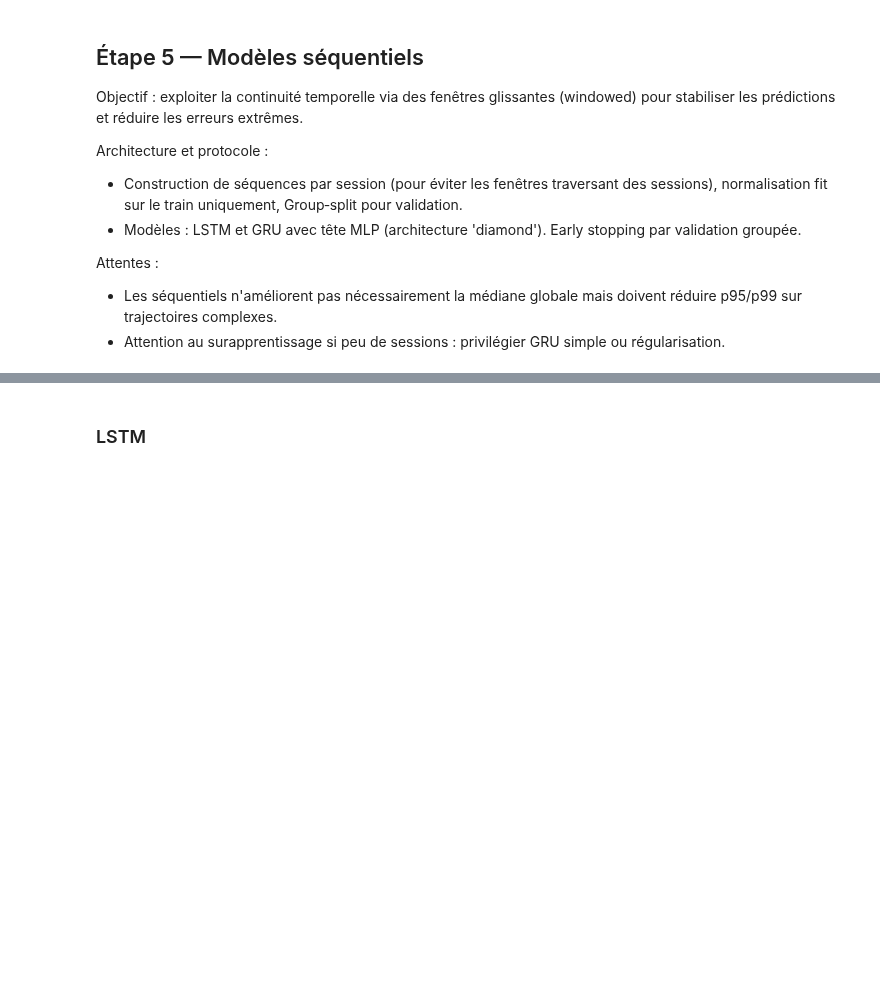
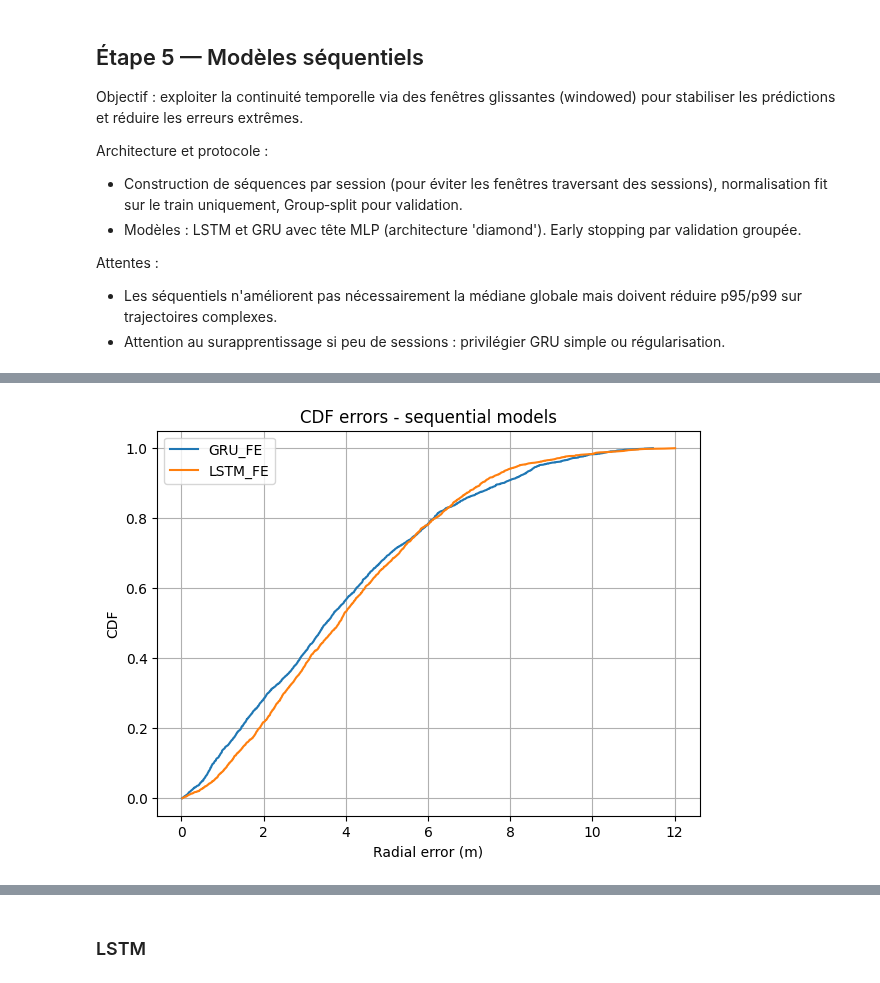
Before and after one commit to FlavienJalabert/indoor-localisation, a Jupyter notebook: Report_Indoor_Localisation.ipynb, the cells around one changed output, grey strips where cells are left out. Cells and saved outputs as stored; diff of their text form; code cells hidden in the pictures; blank space fills up the shorter version.

```diff
--- a/Report_Indoor_Localisation.ipynb
+++ b/Report_Indoor_Localisation.ipynb
@@ -1671,0 +323,19 @@ class GRURegressorDiamond(nn.Module):
+# %%
+seq_bundle = evaluation.prepare_seq_data(df_train, df_test, cfg=cfg, run_id=run_id, force_recompute=force_recompute)
+seq_out = evaluation.eval_seq_models(seq_bundle, cfg=cfg)
+if len(seq_out) == 2:
+    metrics_df_seq, preds_seq_pointwise = seq_out
+    preds_seq = {}
+else:
+    metrics_df_seq, preds_seq_pointwise, preds_seq = seq_out
+artifacts.save_df(metrics_df_seq, artifacts.artifact_path("metrics", "results_seq", run_id, "csv"))
+metrics_df_seq
+
+plotting.plot_error_cdf(
+    metrics_df_seq,
+    title="CDF errors - sequential models",
+    max_m=None,
+    save_path=paths.out_figures_dir() / f"cdf_seq__{run_id}.png",
+)
+# %% [output]
+[figure, added]
```
Also changed, not shown: parts of 71 cells of this notebook, 20 other files.
